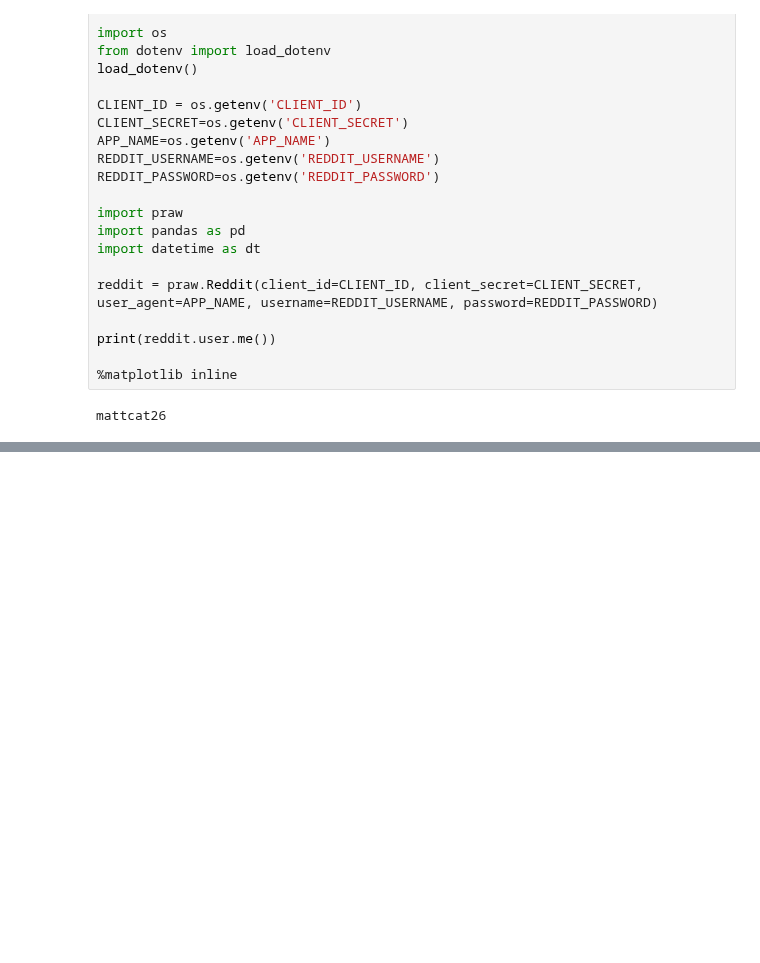
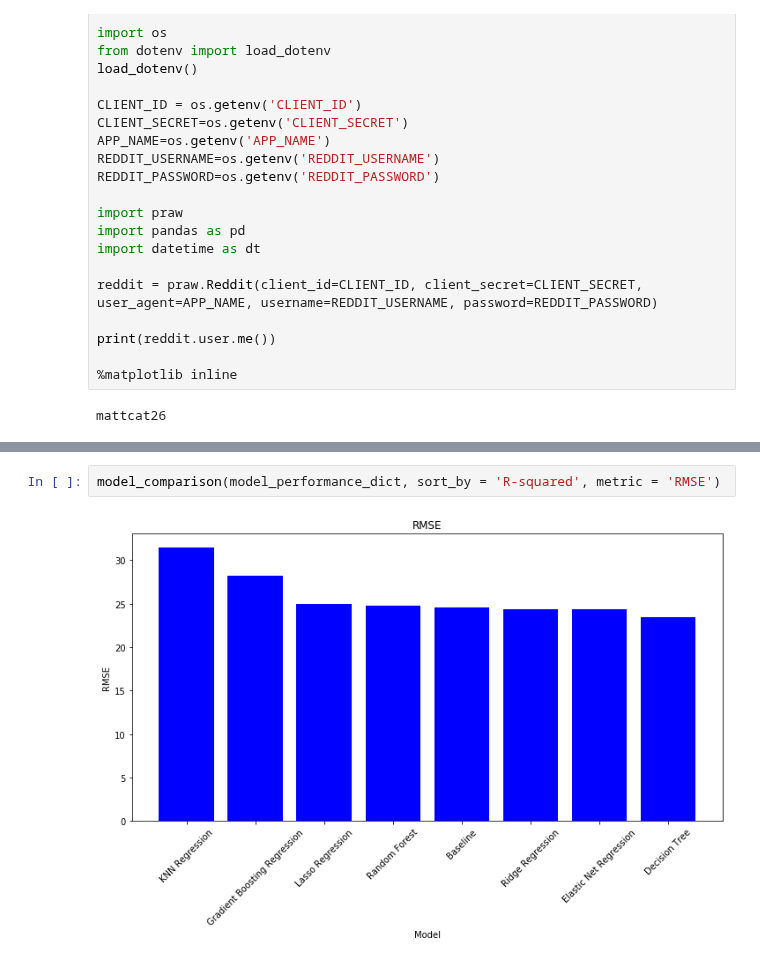
Before and after one commit to mcatalano26/cmps-cap, a Jupyter notebook: Upvote Predictor.ipynb, the cells around one changed output, grey strips where cells are left out. Cells and saved outputs as stored; diff of their text form; blank space fills up the shorter version.

```diff
--- a/Upvote Predictor.ipynb
+++ b/Upvote Predictor.ipynb
@@ -124,0 +369,4 @@ def get_feature_importance(model):
+# %%
+model_comparison(model_performance_dict, sort_by = 'R-squared', metric = 'RMSE')
+# %% [output]
+[figure, added]
```
Also changed, not shown: parts of 24 cells of this notebook.
